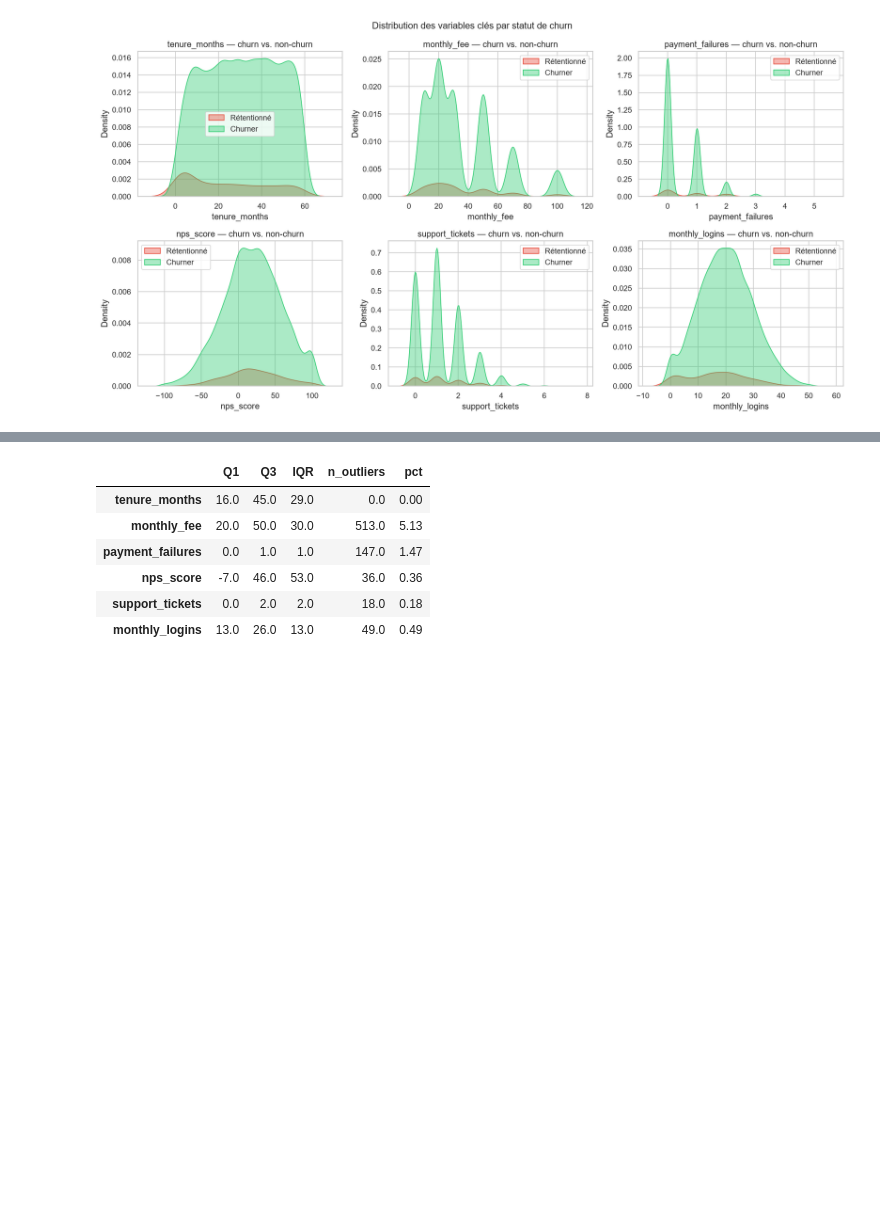
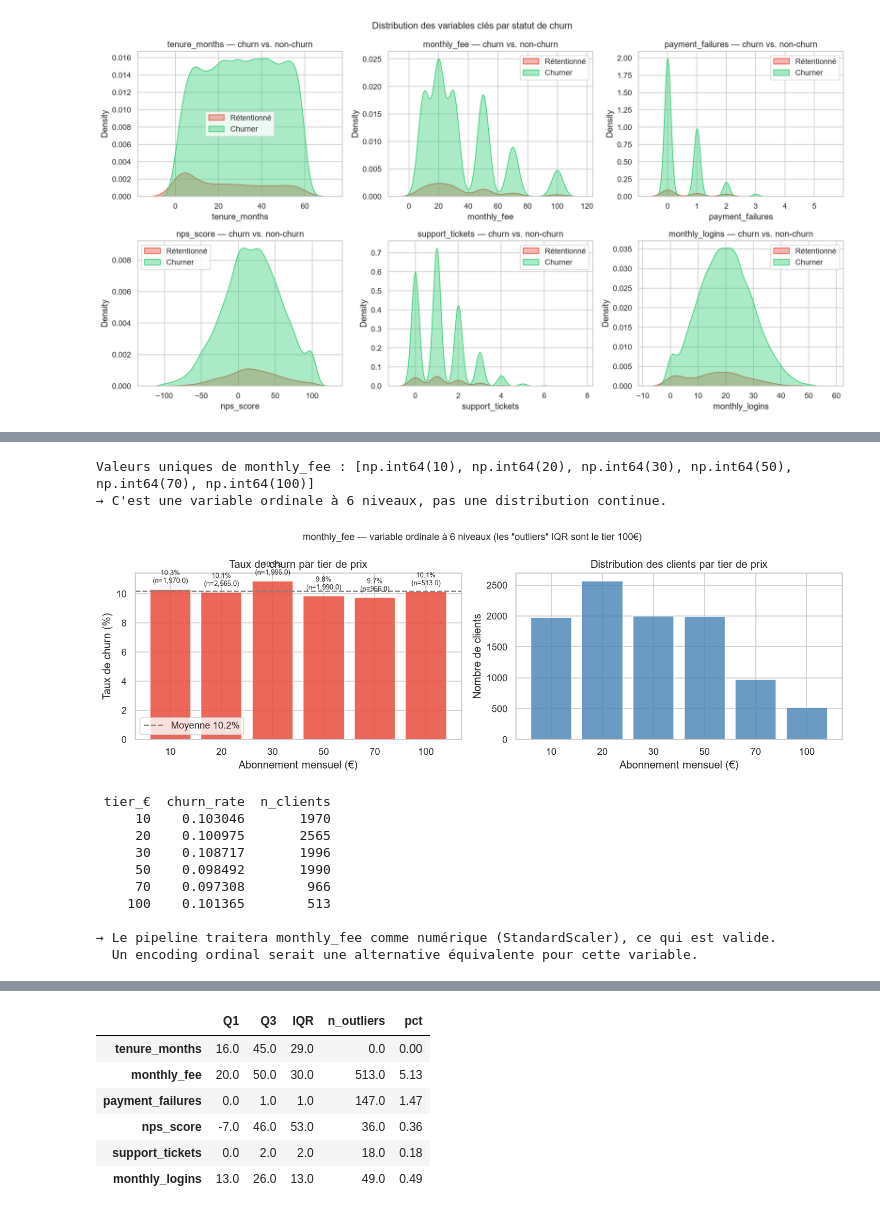
Before and after one commit to jeffgbanziali/costomer_churn, a Jupyter notebook: notebooks/01_eda.ipynb, the cells around one changed output, grey strips where cells are left out. Drawn from its saved outputs; the diff is of its cells as text; code cells hidden in the pictures; blank space fills up the shorter version.

```diff
--- a/notebooks/01_eda.ipynb
+++ b/notebooks/01_eda.ipynb
@@ -226,0 +345,55 @@ plt.show()
+# %%
+# monthly_fee n'est PAS une variable continue — seulement 6 valeurs possibles
+# Les 513 "outliers" IQR détectés ci-dessus sont simplement les clients au tier 100€
+print(f'Valeurs uniques de monthly_fee : {sorted(df["monthly_fee"].unique())}')
+print(f'→ C\'est une variable ordinale à 6 niveaux, pas une distribution continue.')
+print()
+
+# Taux de churn et effectif par tier de prix
+fee_churn = df.groupby('monthly_fee')['churn'].agg(['mean', 'count']).reset_index()
+fee_churn.columns = ['tier_€', 'churn_rate', 'n_clients']
+
+fig, axes = plt.subplots(1, 2, figsize=(12, 4))
+
+# Graphique gauche : taux de churn par tier
+bars = axes[0].bar(fee_churn['tier_€'].astype(str), fee_churn['churn_rate'] * 100,
+                   color='#e74c3c', alpha=0.85)
+axes[0].axhline(10.2, color='gray', linestyle='--', label='Moyenne 10.2%')
+axes[0].set_xlabel('Abonnement mensuel (€)')
+axes[0].set_ylabel('Taux de churn (%)')
+axes[0].set_title('Taux de churn par tier de prix')
+# Annoter chaque barre : taux + effectif
+for bar, (_, row) in zip(bars, fee_churn.iterrows()):
+    axes[0].text(bar.get_x() + bar.get_width()/2, bar.get_height() + 0.3,
+                 f'{row["churn_rate"]*100:.1f}%\n(n={row["n_clients"]:,})',
+                 ha='center', va='bottom', fontsize=8)
+axes[0].legend()
+
+# Graphique droite : répartition des clients par tier (pour juger de la représentativité)
+axes[1].bar(fee_churn['tier_€'].astype(str), fee_churn['n_clients'], color='steelblue', alpha=0.8)
+axes[1].set_xlabel('Abonnement mensuel (€)')
+axes[1].set_ylabel('Nombre de clients')
+axes[1].set_title('Distribution des clients par tier de prix')
+
+plt.suptitle('monthly_fee — variable ordinale à 6 niveaux (les "outliers" IQR sont le tier 100€)', fontsize=11)
+plt.tight_layout()
+plt.savefig('../reports/figures/01_monthly_fee_tiers.png', bbox_inches='tight')
+plt.show()
+
+print(fee_churn.to_string(index=False))
+print('\n→ Le pipeline traitera monthly_fee comme numérique (StandardScaler), ce qui est valide.')
+print('  Un encoding ordinal serait une alternative équivalente pour cette variable.')
+# %% [output]
+Valeurs uniques de monthly_fee : [np.int64(10), np.int64(20), np.int64(30), np.int64(50), np.int64(70), np.int64(100)]
+→ C'est une variable ordinale à 6 niveaux, pas une distribution continue.
+[figure, added]
+ tier_€  churn_rate  n_clients
+     10    0.103046       1970
+     20    0.100975       2565
+     30    0.108717       1996
+     50    0.098492       1990
+     70    0.097308        966
+    100    0.101365        513
+
+→ Le pipeline traitera monthly_fee comme numérique (StandardScaler), ce qui est valide.
+  Un encoding ordinal serait une alternative équivalente pour cette variable.
```
Also changed, not shown: parts of 17 cells of this notebook, 3 other files.
